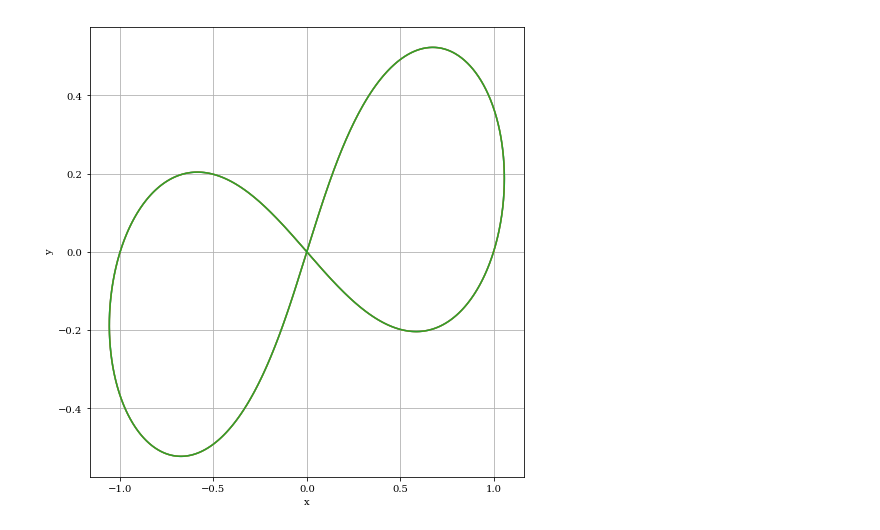
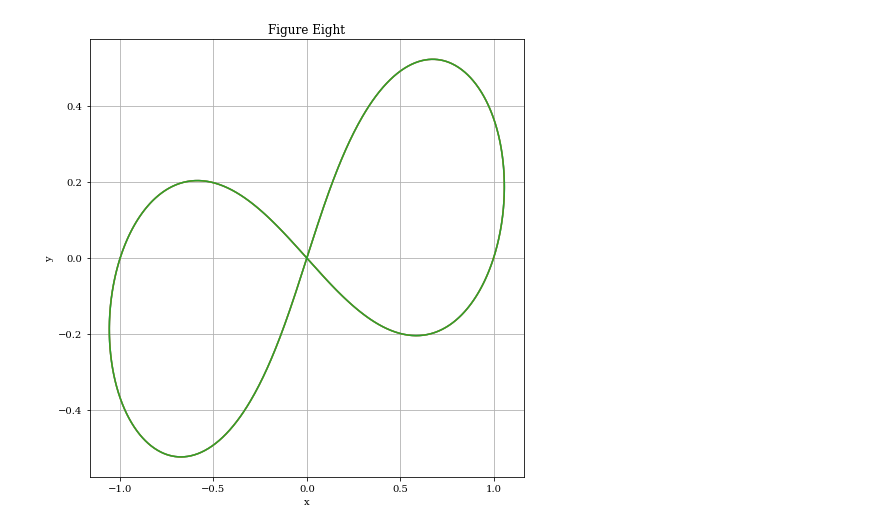
Before and after one commit to ReiCampo/Project-2-Exoplanets, a Jupyter notebook: Main Notebook.ipynb, the cells around one changed output. Cells and saved outputs as stored; diff of their text form; code cells hidden in the pictures.

```diff
--- a/Main Notebook.ipynb
+++ b/Main Notebook.ipynb
@@ -111,13 +108,13 @@ z3=result2[0:,8]
 # %%
 fig2, ax2 = plt.subplots(figsize=(7,7))
 ax2.set_ylabel('y')
 ax2.set_xlabel('x')
-#ax.set_title()
+ax2.set_title("Figure Eight")
 ax2.plot(x1,y1)
 ax2.plot(x2,y2)
 ax2.plot(x3,y3)
 #plt.legend()
 plt.grid()
 plt.show()
 # %% [output]
-[figure, old version]
+[figure, new version]
```
Also changed, not shown: parts of 5 cells of this notebook.
